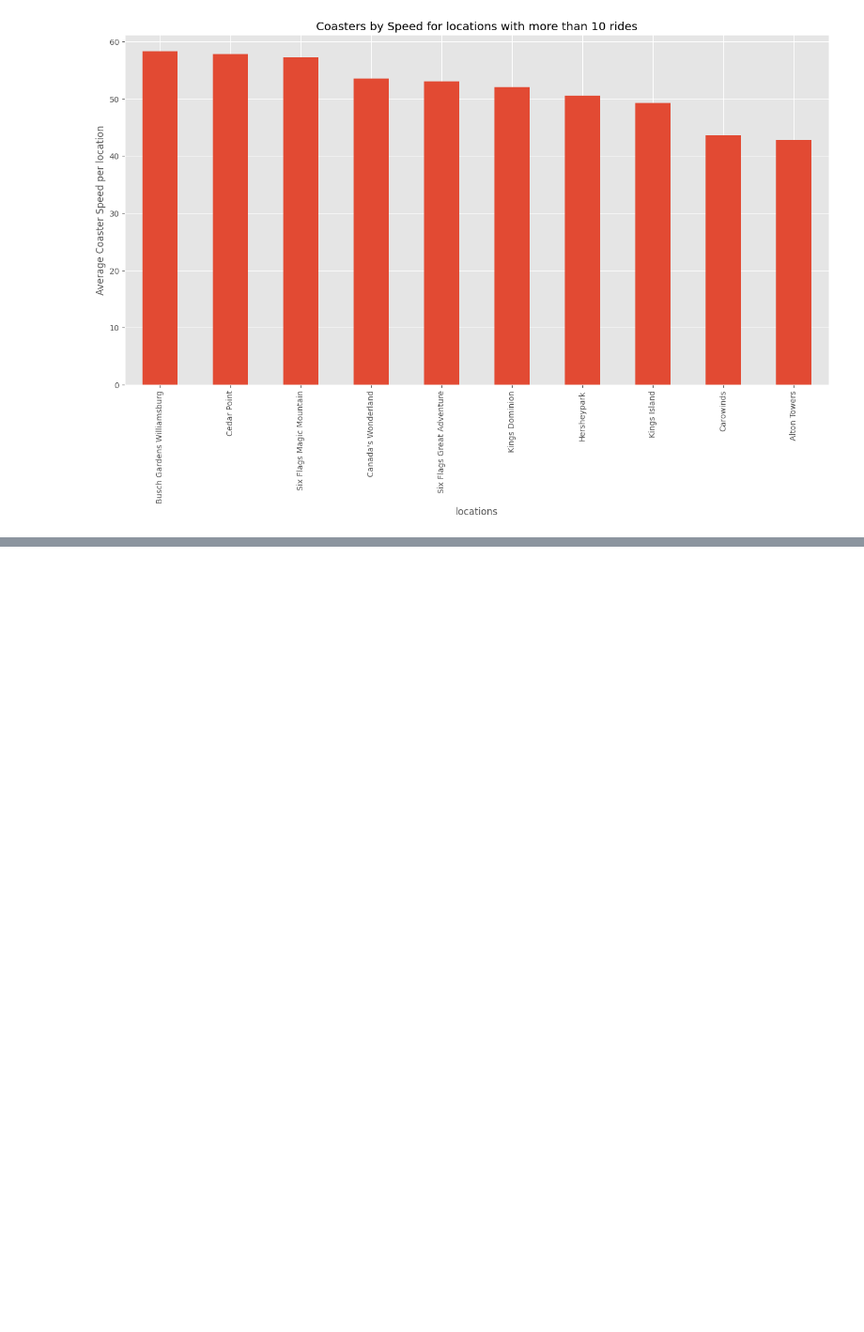
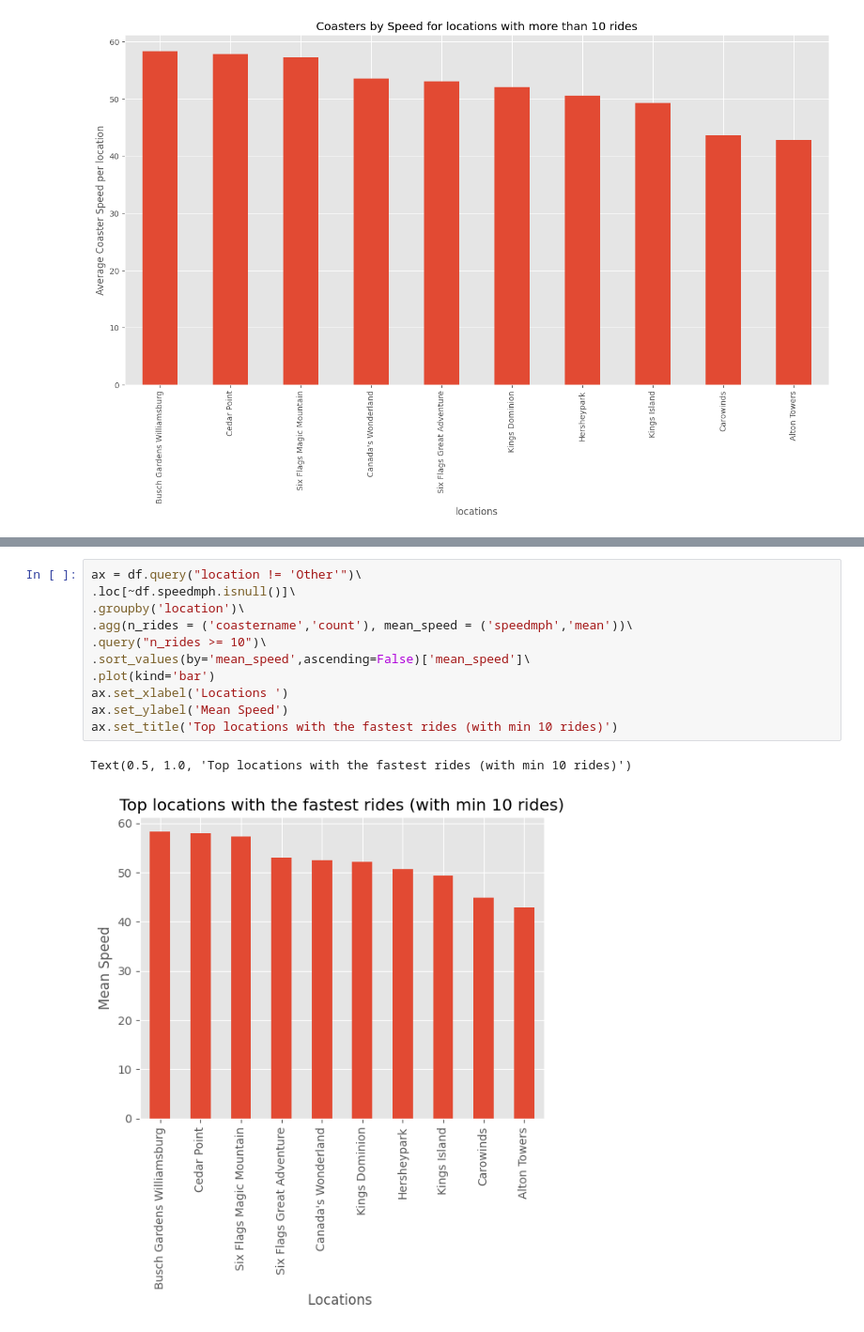
Before and after one commit to RahulTechTutorials/Python-Application, a Jupyter notebook: Roller_coaster_dataset_eda.ipynb, the cells around one changed output, grey strips where cells are left out. Shown at 94% size. Saved outputs shown, nothing was run; the diff lists cells and outputs as text; blank space fills up the shorter version.

```diff
--- a/Roller_coaster_dataset_eda.ipynb
+++ b/Roller_coaster_dataset_eda.ipynb
@@ -783,0 +817,14 @@ Text(0, 0.5, 'Average Coaster Speed per location')
+# %%
+ax = df.query("location != 'Other'")\
+.loc[~df.speedmph.isnull()]\
+.groupby('location')\
+.agg(n_rides = ('coastername','count'), mean_speed = ('speedmph','mean'))\
+.query("n_rides >= 10")\
+.sort_values(by='mean_speed',ascending=False)['mean_speed']\
+.plot(kind='bar')
+ax.set_xlabel('Locations ')
+ax.set_ylabel('Mean Speed')
+ax.set_title('Top locations with the fastest rides (with min 10 rides)')
+# %% [output]
+Text(0.5, 1.0, 'Top locations with the fastest rides (with min 10 rides)')
+[figure, added]
```
Also changed, not shown: parts of 12 cells of this notebook.
